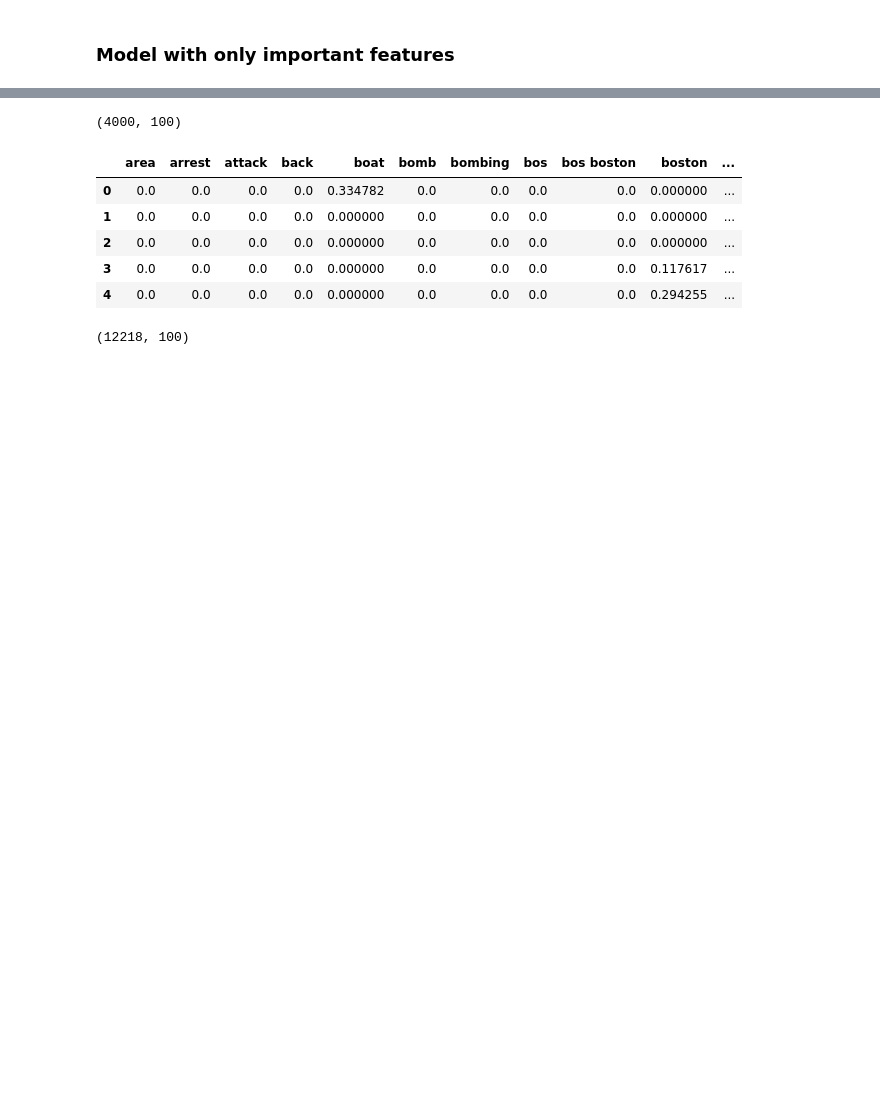
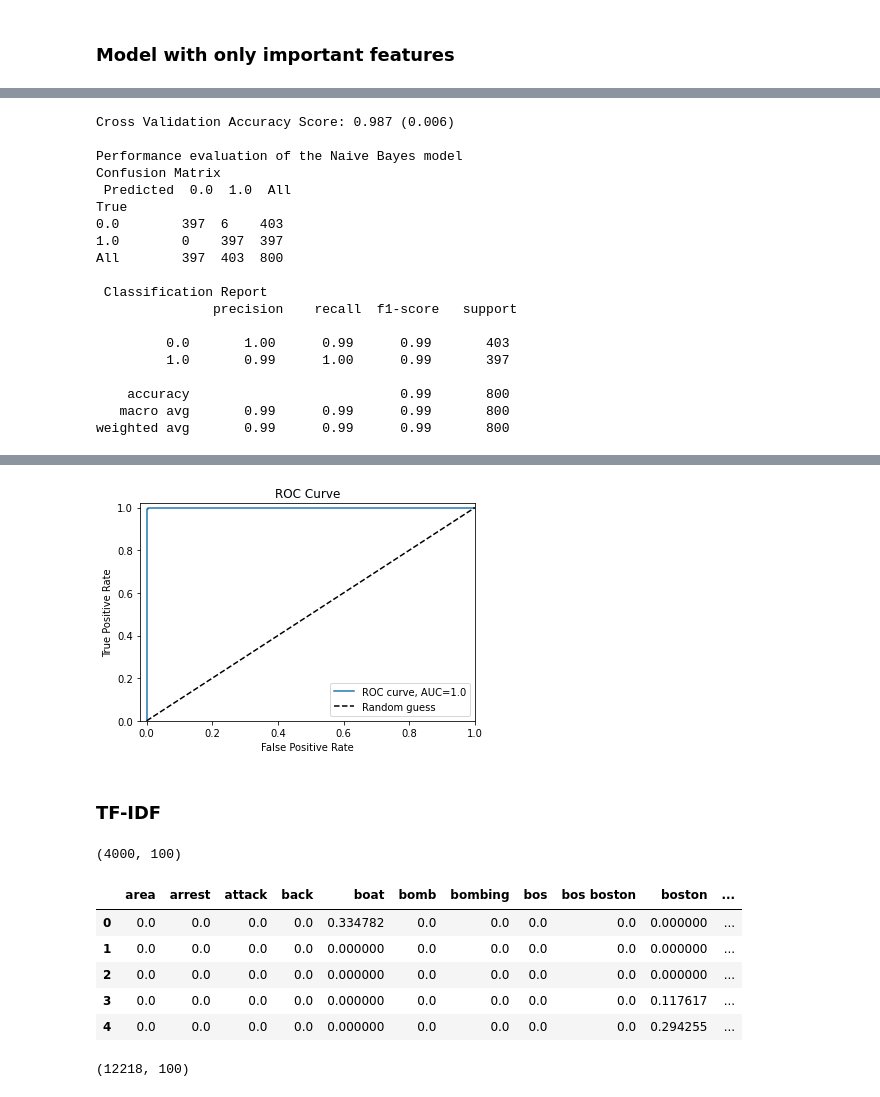
Before and after one commit to sandhyaparna/NLP, a Jupyter notebook: Dell_Take_Home.ipynb, the cells around one changed output, grey strips where cells are left out. Drawn from its saved outputs; the diff is of its cells as text; code cells hidden in the pictures; blank space fills up the shorter version.

```diff
--- a/Dell_Take_Home.ipynb
+++ b/Dell_Take_Home.ipynb
@@ -282,7 +285,18 @@ important_features[:3]
+# %%
+# define an empty list
+important_features_ngrams = []
+
+# open file and read the content in a list
+with open('important_features_ngrams.txt', 'r') as filehandle:
+    for line in filehandle:
+        # remove linebreak which is the last character of the string
+        feature = line[:-1]
+        # add item to the list
+        important_features_ngrams.append(feature)
 # %%
-imp = []
-for i in important_features:
-  i = i.replace("_ngram", "")
-  i = i.replace("_", " ")
-  imp.append(i)
-imp
+# imp = []
+# for i in important_features:
+#   i = i.replace("_ngram", "")
+#   i = i.replace("_", " ")
+#   imp.append(i)
+# imp
@@ -317,0 +303,32 @@ def feature_engineering(data):
+# %%
+def feature_engineering_imp(data, important_features):
+
+  for i in important_features:
+    data[i] = np.where(data["text_processed"].str.contains(i),1,0)
+
+  return data
+# %%
+tweets_train_processed_imp_features = feature_engineering_imp(preprocessing_fn(tweets_train, "text"), important_features_ngrams)
+tweets_train_processed_imp_features.head()
+# %%
+build_model(tweets_train_processed_imp_features)
+# %% [output]
+Cross Validation Accuracy Score: 0.987 (0.006)
+
+Performance evaluation of the Naive Bayes model
+Confusion Matrix
+ Predicted  0.0  1.0  All
+True
+0.0        397  6    403
+1.0        0    397  397
+All        397  403  800
+
+ Classification Report
+               precision    recall  f1-score   support
+
+         0.0       1.00      0.99      0.99       403
+         1.0       0.99      1.00      0.99       397
+
+    accuracy                           0.99       800
+   macro avg       0.99      0.99      0.99       800
+weighted avg       0.99      0.99      0.99       800
@@ -318,3 +336,6 @@ def feature_engineering(data):
+[figure, added]
+# %% [markdown]
+### TF-IDF
 # %%
 from sklearn.feature_extraction.text import TfidfVectorizer
 TFIDFNGrams_vectorizer = TfidfVectorizer(ngram_range=(1,3), max_features=100)
```
Also changed, not shown: parts of 15 cells of this notebook.
